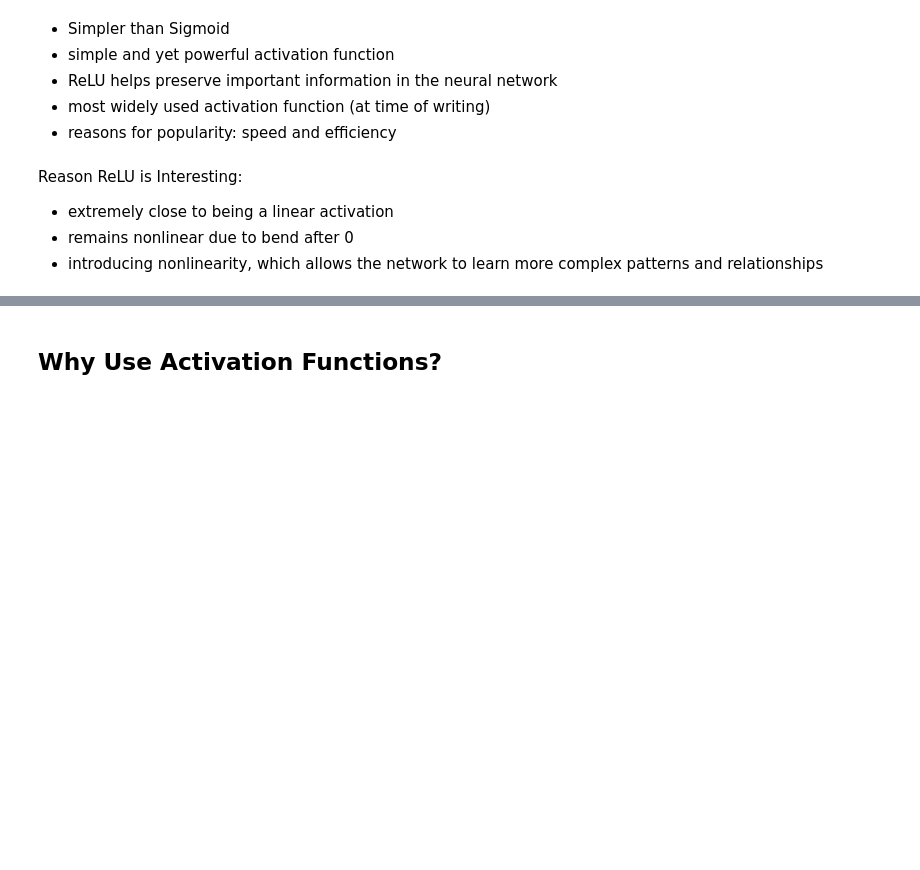
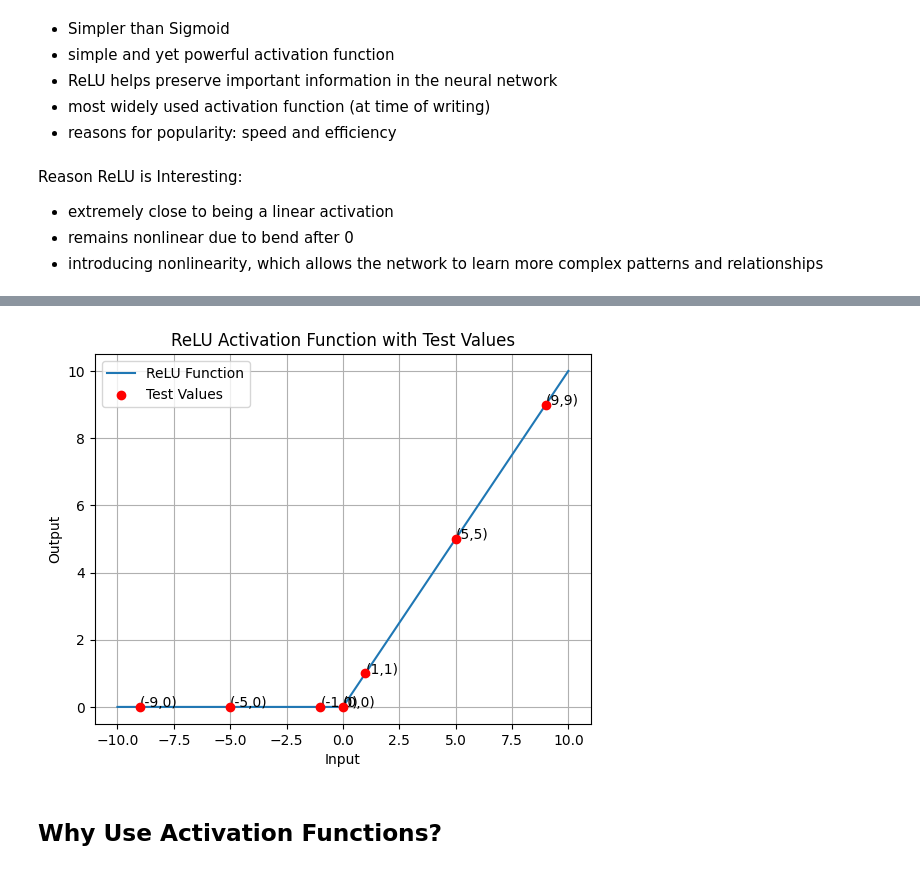
Before and after one commit to rjoseph6/Neural-Networks-From-Scratch--NNFS-, a Jupyter notebook: Chapter 4/ch_4_Activation_Functions.ipynb, the cells around one changed output, grey strips where cells are left out. Cells and saved outputs as stored; diff of their text form; code cells hidden in the pictures; blank space fills up the shorter version.

```diff
--- a/Chapter 4/ch_4_Activation_Functions.ipynb
+++ b/Chapter 4/ch_4_Activation_Functions.ipynb
@@ -74,3 +149,32 @@ Reason ReLU is Interesting:
+# %%
+import numpy as np
+import matplotlib.pyplot as plt
+
+def relu(x):
+    return np.maximum(0, x)
+
+# Generate data
+x = np.linspace(-10, 10, 100)
+y = relu(x)
+
+# Generate test practice values
+test_values = np.array([-9, -5, -1, 0, 1, 5, 9])
+test_outputs = relu(test_values)
+
+# Plot the ReLU function
+plt.plot(x, y, label='ReLU Function')
+plt.scatter(test_values, test_outputs, color='red', zorder=5, label='Test Values')
+for (i, j) in zip(test_values, test_outputs):
+    plt.text(i, j, f'({i},{j})')
+
+plt.title('ReLU Activation Function with Test Values')
+plt.xlabel('Input')
+plt.ylabel('Output')
+plt.grid(True)
+plt.legend()
+plt.show()
+# %% [output]
+[figure, added]
 # %% [markdown]
 ## Why Use Activation Functions?
 # %% [markdown]
```
Also changed, not shown: parts of 13 cells of this notebook, 6 other files.
